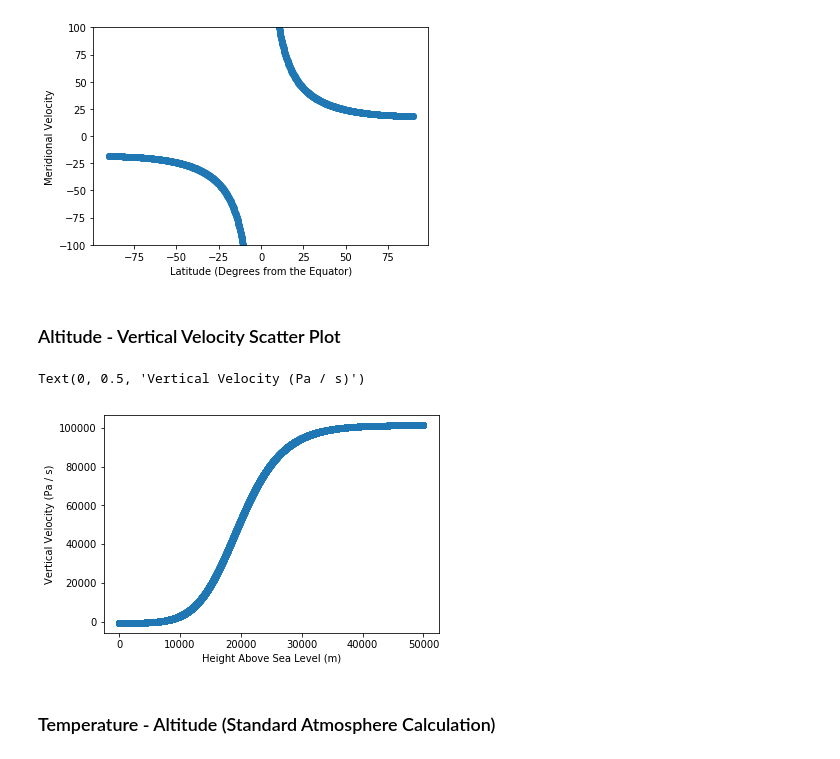
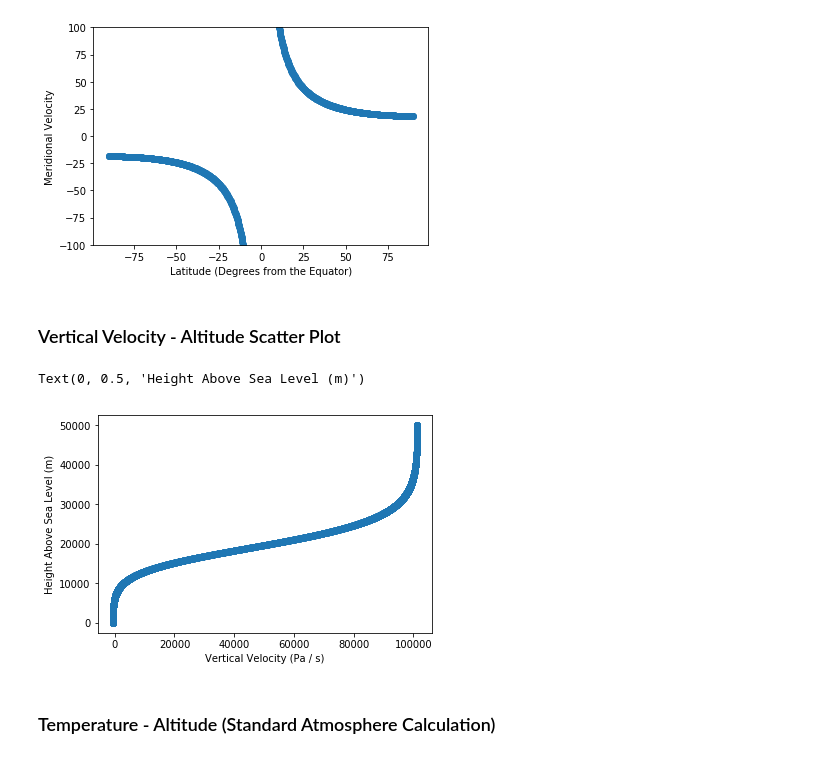
Before and after one commit to amsimp/amsimp, a Jupyter notebook: benchmarking/visualise.ipynb, the cells around one changed output. Drawn from its saved outputs; the diff is of its cells as text; code cells hidden in the pictures.

```diff
--- a/benchmarking/visualise.ipynb
+++ b/benchmarking/visualise.ipynb
@@ -38,14 +38,14 @@ plt.ylim(-100, 100)
 (-100, 100)
 [figure]
 # %% [markdown]
-### Altitude - Vertical Velocity Scatter Plot
+### Vertical Velocity - Altitude Scatter Plot
 # %%
-plt.scatter(detail.altitude_level(), detail.vertical_velocity())
-plt.xlabel('Height Above Sea Level (m)')
-plt.ylabel('Vertical Velocity (Pa / s)')
+plt.scatter(detail.vertical_velocity(), detail.altitude_level())
+plt.xlabel('Vertical Velocity (Pa / s)')
+plt.ylabel('Height Above Sea Level (m)')
 # %% [output]
-Text(0, 0.5, 'Vertical Velocity (Pa / s)')
+Text(0, 0.5, 'Height Above Sea Level (m)')
-[figure, old version]
+[figure, new version]
 # %% [markdown]
 ### Temperature - Altitude (Standard Atmosphere Calculation)
 # %%
```
Also changed, not shown: parts of 1 cell of this notebook.
